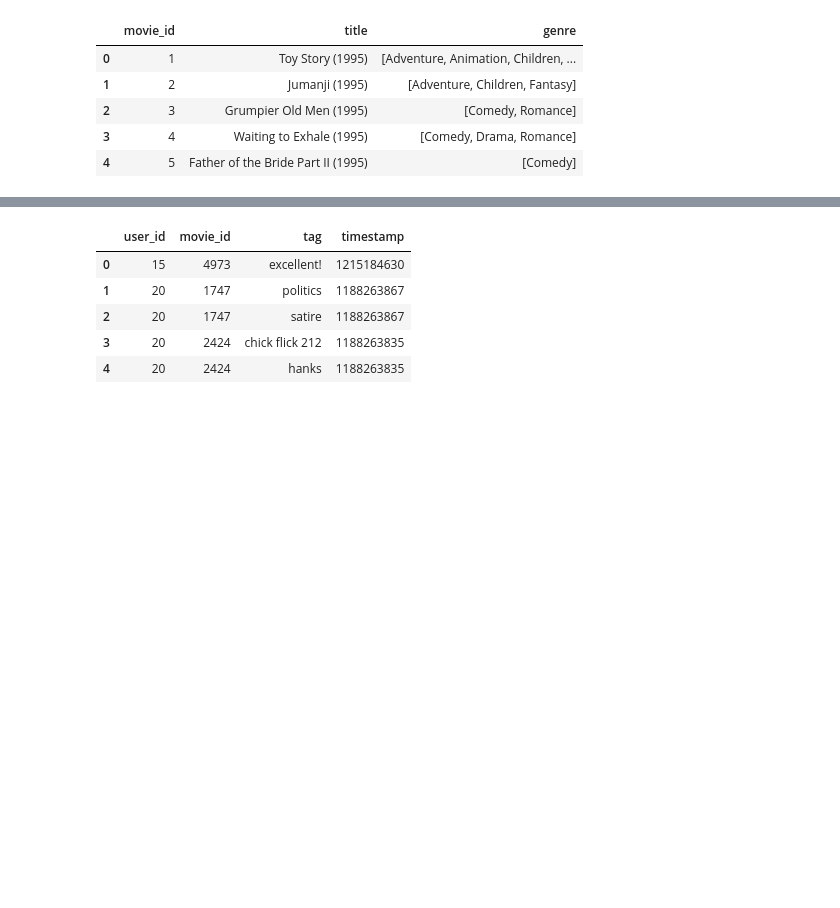
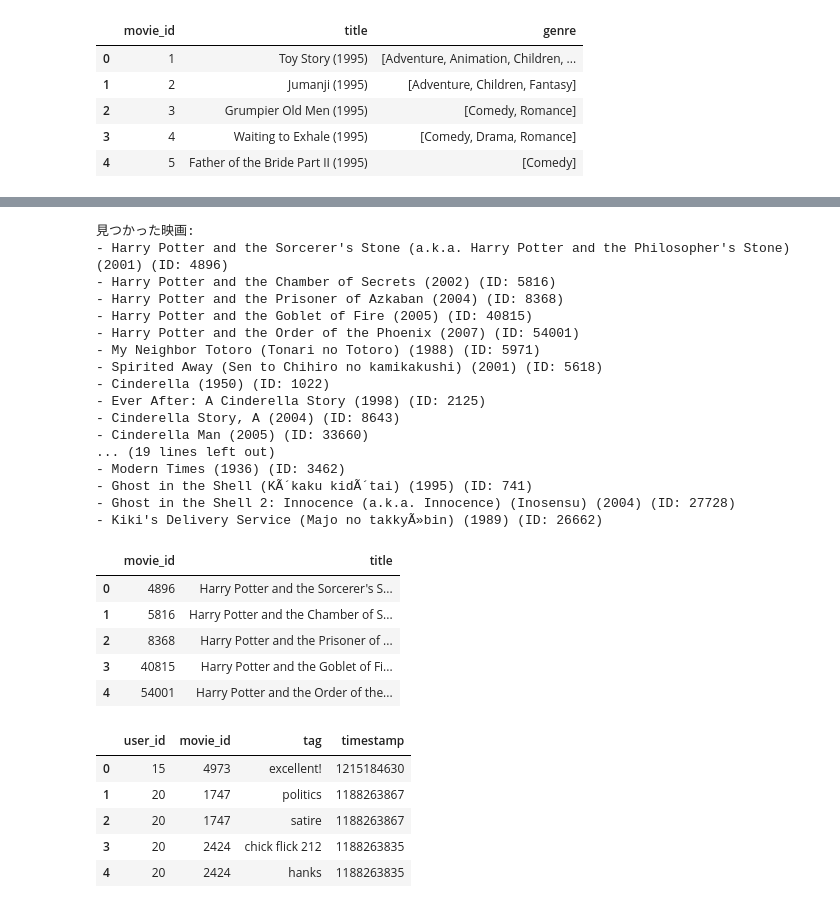
Before and after one commit to momokaakiyama/cinema, a Jupyter notebook: chapter5/colab/data_download.ipynb, the cells around one changed output, grey strips where cells are left out. Saved outputs shown, nothing was run; the diff lists cells and outputs as text; code cells hidden in the pictures; blank space fills up the shorter version.

```diff
--- a/chapter5/colab/data_download.ipynb
+++ b/chapter5/colab/data_download.ipynb
@@ -49,3 +158,72 @@ movies.head()
+# %%
+import re
+
+user_movie_titles = [
+    "Harry Potter", # 全シリーズを代表して検索
+    "となりのトトロ", "My Neighbor Totoro",
+    "千と千尋の神隠し", "Spirited Away",
+    "シンデレラ", "Cinderella",
+    "白雪姫", "Snow White",
+    "スパイダーマン", "Spider-Man",
+    "リトルマーメイド", "The Little Mermaid",
+    "眠りの森の美女", "Sleeping Beauty",
+    "美女と野獣", "Beauty and the Beast",
+    "101匹わんちゃん", "101 Dalmatians",
+    "ターザン", "Tarzan",
+    "ライオンキング", "The Lion King",
+    "ローマの休日", "Roman Holiday",
+    "サブリナ", "Sabrina",
+    "ティファニーに朝食を", "Breakfast at Tiffany's",
+    "モダンタイムズ", "Modern Times",
+    "攻殻機動隊", "Ghost in the Shell",
+    "魔女の宅急便", "Kiki's Delivery Service"
+]
+
+found_movies = []
+for user_title in user_movie_titles:
+    # 映画タイトルから年号を除外して検索
+    search_title = re.sub(r' \(\d{4}\)', '', user_title, count=1).strip()
+    matched_movies = movies[movies['title'].str.contains(search_title, case=False, na=False)]
+
+    # 同じタイトルで複数の年号がある場合があるため、重複を避ける
+    for idx, row in matched_movies.iterrows():
+        if row['movie_id'] not in [m['movie_id'] for m in found_movies]:
+            found_movies.append({"movie_id": row['movie_id'], "title": row['title']})
+
+print("見つかった映画:")
+if found_movies:
+    for movie in found_movies:
+        print(f"- {movie['title']} (ID: {movie['movie_id']})")
+else:
+    print("該当する映画が見つかりませんでした。")
+
+# 次のステップで利用するためにDataFrameとして保存
+user_selected_movies_df = pd.DataFrame(found_movies)
+display(user_selected_movies_df.head())
+# %% [output]
+見つかった映画:
+- Harry Potter and the Sorcerer's Stone (a.k.a. Harry Potter and the Philosopher's Stone) (2001) (ID: 4896)
+- Harry Potter and the Chamber of Secrets (2002) (ID: 5816)
+- Harry Potter and the Prisoner of Azkaban (2004) (ID: 8368)
+- Harry Potter and the Goblet of Fire (2005) (ID: 40815)
+- Harry Potter and the Order of the Phoenix (2007) (ID: 54001)
+- My Neighbor Totoro (Tonari no Totoro) (1988) (ID: 5971)
+- Spirited Away (Sen to Chihiro no kamikakushi) (2001) (ID: 5618)
+- Cinderella (1950) (ID: 1022)
+- Ever After: A Cinderella Story (1998) (ID: 2125)
+- Cinderella Story, A (2004) (ID: 8643)
+- Cinderella Man (2005) (ID: 33660)
+... (19 lines left out)
+- Modern Times (1936) (ID: 3462)
+- Ghost in the Shell (KÃ´kaku kidÃ´tai) (1995) (ID: 741)
+- Ghost in the Shell 2: Innocence (a.k.a. Innocence) (Inosensu) (2004) (ID: 27728)
+- Kiki's Delivery Service (Majo no takkyÃ»bin) (1989) (ID: 26662)
+|  | movie_id | title |
+| 0 | 4896 | Harry Potter and the Sorcerer's S... |
+| 1 | 5816 | Harry Potter and the Chamber of S... |
+| 2 | 8368 | Harry Potter and the Prisoner of ... |
+| 3 | 40815 | Harry Potter and the Goblet of Fi... |
+| 4 | 54001 | Harry Potter and the Order of the... |
 # %%
 # ユーザが付与した映画のタグ情報の読み込み
 t_cols = ['user_id', 'movie_id', 'tag', 'timestamp']
```
Also changed, not shown: parts of 9 cells of this notebook.
